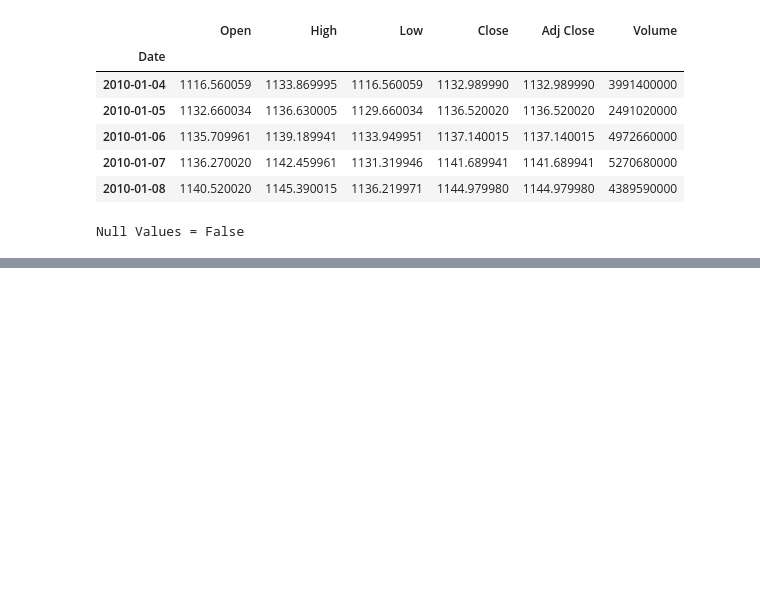
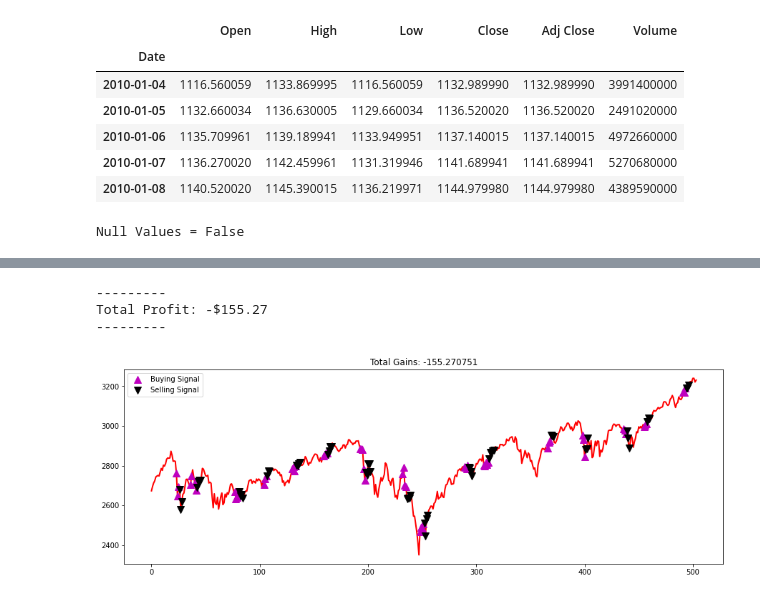
Before and after one commit to ruxiao/Project-7-RL, a Jupyter notebook: Case1.ipynb, the cells around one changed output, grey strips where cells are left out. Drawn from its saved outputs; the diff is of its cells as text; code cells hidden in the pictures; blank space fills up the shorter version.

```diff
--- a/Case1.ipynb
+++ b/Case1.ipynb
@@ -230,30 +249,45 @@ model_name = 'models_ep3'
 agent = Agent(window_size, is_eval, model_name)
 state = getState(data, 0, window_size+1)
 total_profit = 0
 agent.inventory = []
 
 for t in range(l_test):
     action = agent.act(state)
 
     next_state = getState(test_data, t + 1, window_size + 1)
     reward = 0
 
     if action == 1:
         agent.inventory.append(test_data[t])
+        states_buy_test.append(t)
 
     elif action == 2 and len(agent.inventory) > 0:
         bought_price = agent.inventory.pop(0)
         reward = max(test_data[t] - bought_price, 0)
         total_profit += test_data[t] - bought_price
+        states_sell_test.append(t)
 
     if t == l_test - 1:
         done = True
+    else:
+        done = False
 
+    # get next state
+    next_state = getState(data, t + 1, window_size + 1)
+    # add to memory
     agent.memory.append((state, action, reward, next_state, done))
     state = next_state
+    # 6: Run replay buffer function
+    if len(agent.memory) > batch_size:
+        agent.expReplay(batch_size)
 
     if done:
         print('---------')
         print('Total Profit: ' + formatPrice(total_profit))
         print('---------')
 plot_behavior(test_data, states_buy_test, states_sell_test, total_profit)
+# %% [output]
+---------
+Total Profit: -$155.27
+---------
+[figure, added]
```
Also changed, not shown: parts of 2 cells of this notebook.
